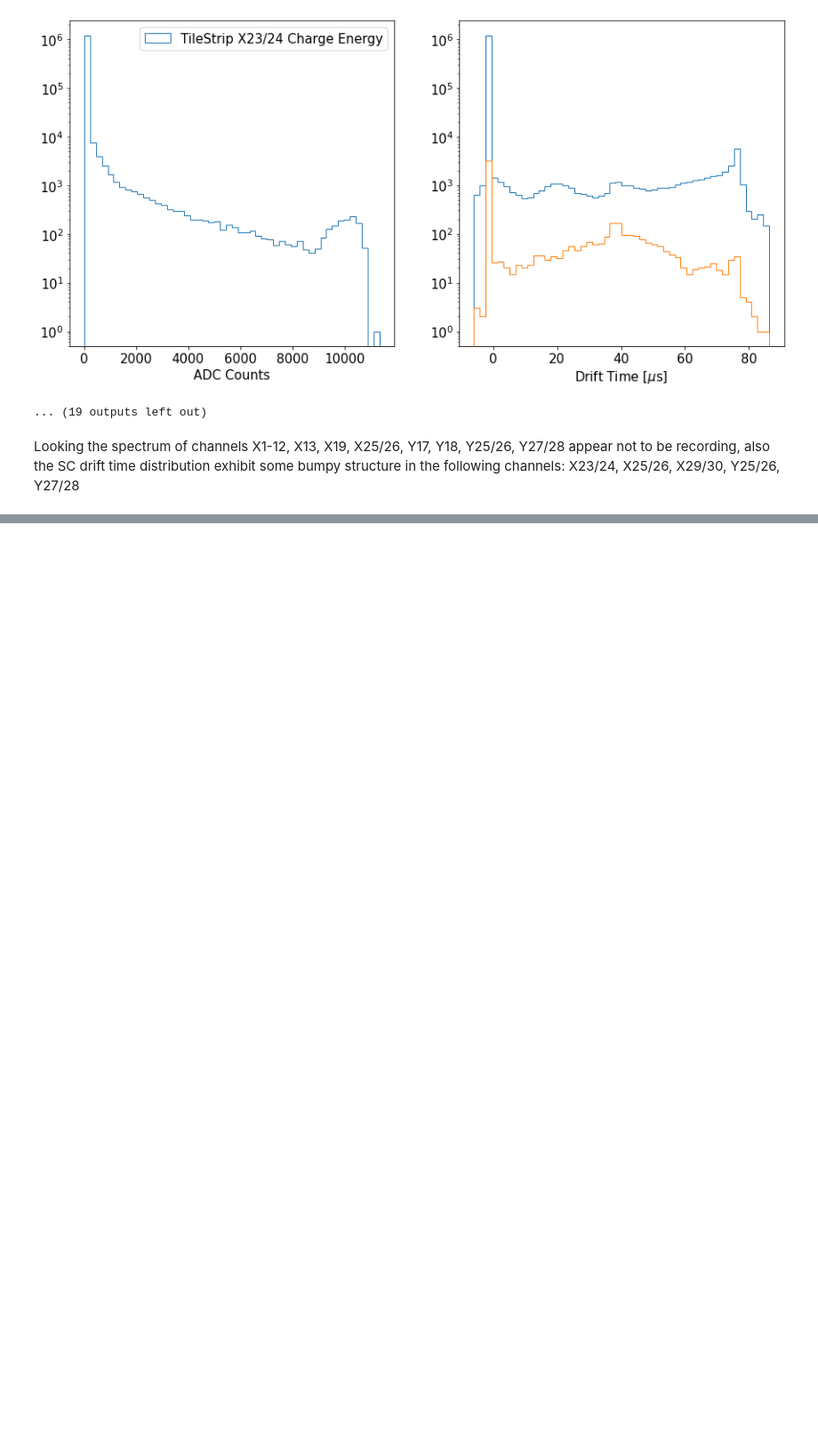
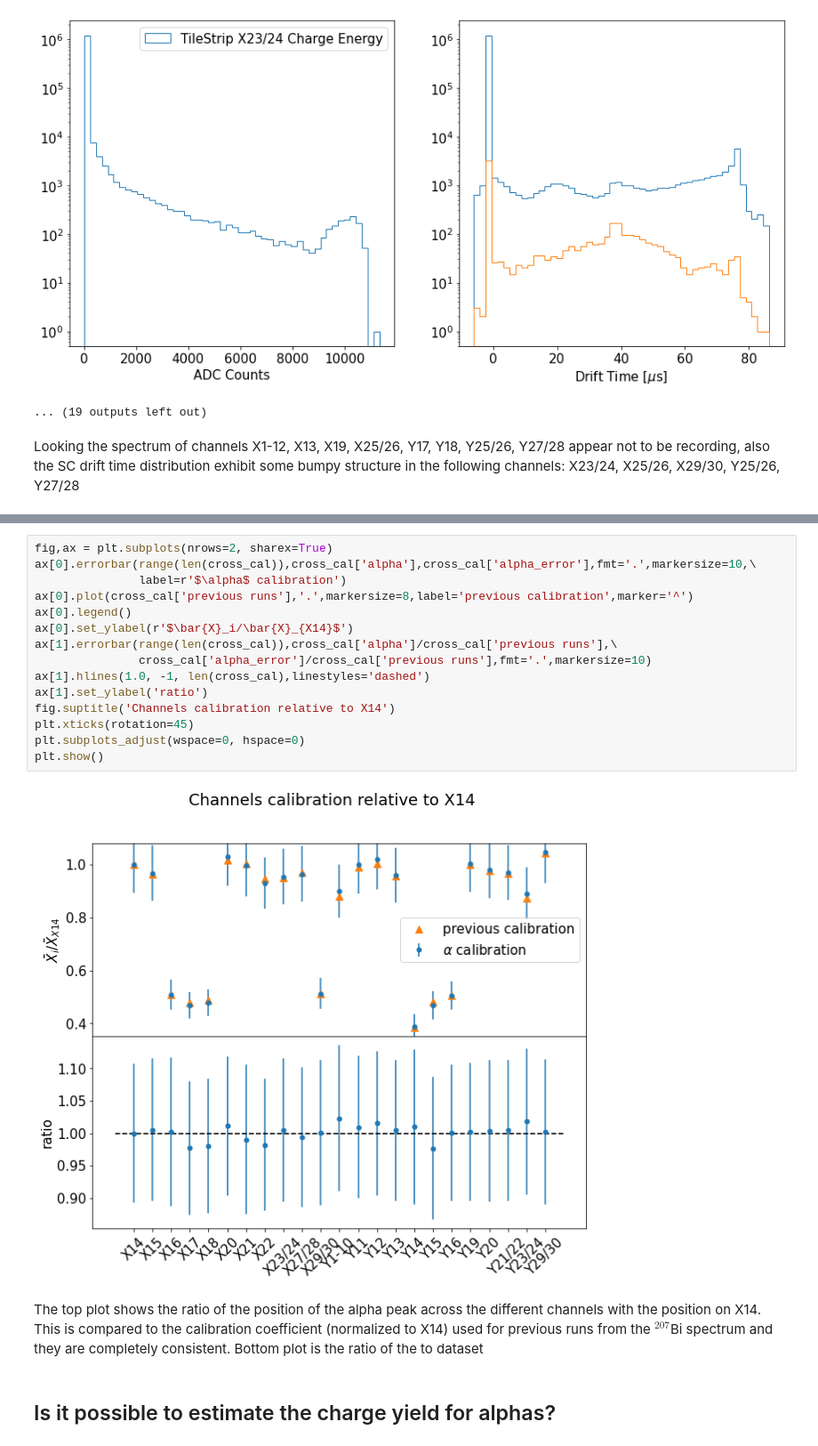
Before and after one commit to jdalmasson88/LXe_notebooks, a Jupyter notebook: alpha_electron_lifetime.ipynb, the cells around one changed output, grey strips where cells are left out. Shown at 89% size. Saved outputs shown, nothing was run; the diff lists cells and outputs as text; blank space fills up the shorter version.

```diff
--- a/alpha_electron_lifetime.ipynb
+++ b/alpha_electron_lifetime.ipynb
@@ -263,0 +314,21 @@ for k in df.keys():
+# %%
+fig,ax = plt.subplots(nrows=2, sharex=True)
+ax[0].errorbar(range(len(cross_cal)),cross_cal['alpha'],cross_cal['alpha_error'],fmt='.',markersize=10,\
+               label=r'$\alpha$ calibration')
+ax[0].plot(cross_cal['previous runs'],'.',markersize=8,label='previous calibration',marker='^')
+ax[0].legend()
+ax[0].set_ylabel(r'$\bar{X}_i/\bar{X}_{X14}$')
+ax[1].errorbar(range(len(cross_cal)),cross_cal['alpha']/cross_cal['previous runs'],\
+               cross_cal['alpha_error']/cross_cal['previous runs'],fmt='.',markersize=10)
+ax[1].hlines(1.0, -1, len(cross_cal),linestyles='dashed')
+ax[1].set_ylabel('ratio')
+fig.suptitle('Channels calibration relative to X14')
+plt.xticks(rotation=45)
+plt.subplots_adjust(wspace=0, hspace=0)
+plt.show()
+# %% [output]
+[figure, added]
+# %% [markdown]
+The top plot shows the ratio of the position of the alpha peak across the different channels with the position on X14. This is compared to the calibration coefficient (normalized to X14) used for previous runs from the $^{207}$Bi spectrum and they are completely consistent. Bottom plot is the ratio of the to dataset
+# %% [markdown]
+## Is it possible to estimate the charge yield for alphas?
```
Also changed, not shown: parts of 14 cells of this notebook, 6 other files.
